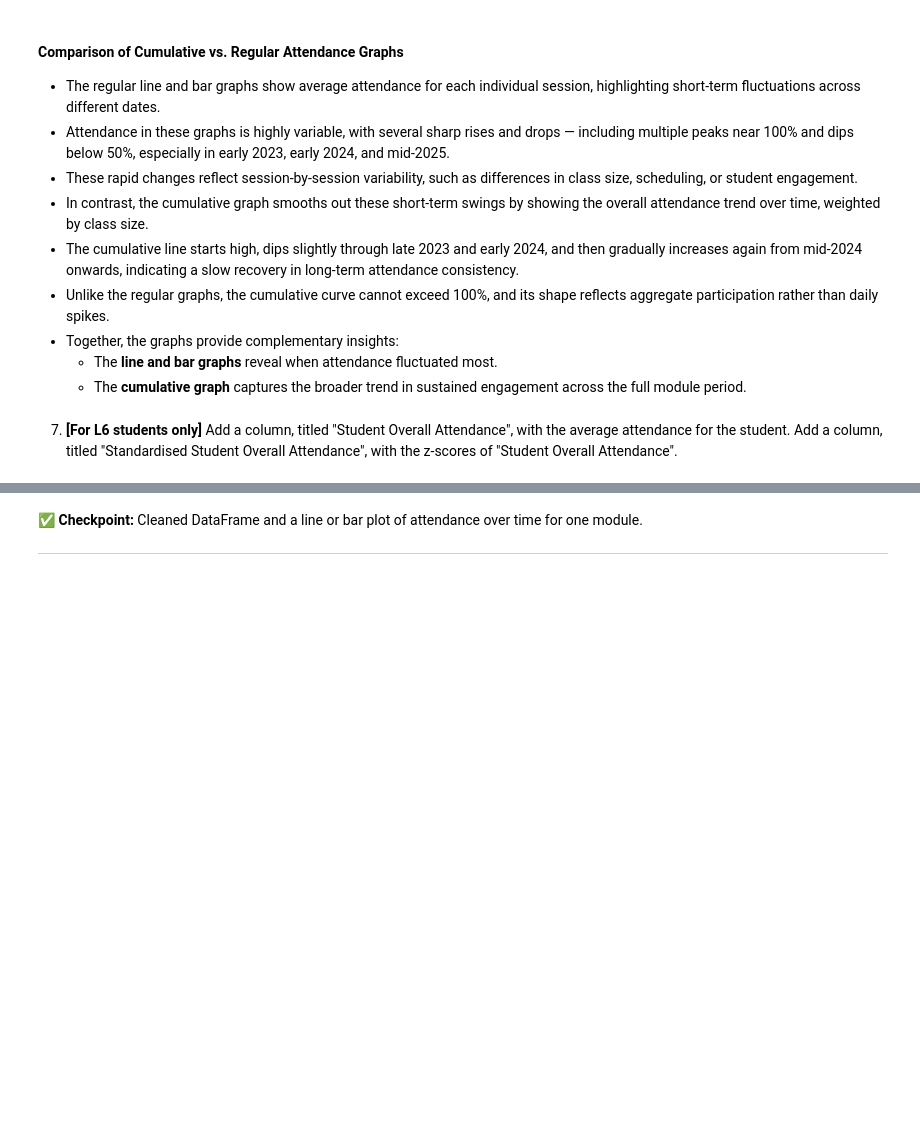
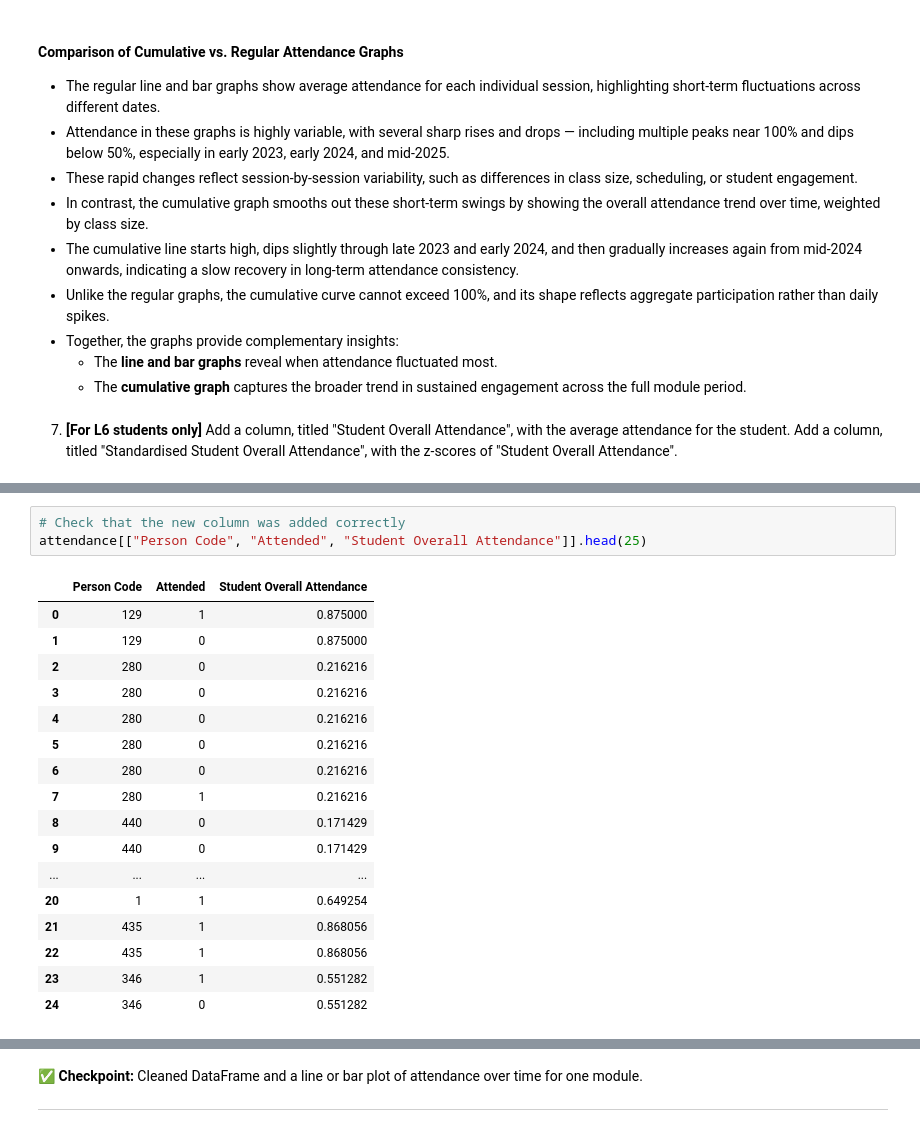
Before and after one commit to fleursmith/dsci_summative1, a Jupyter notebook: summative1-1.ipynb, the cells around one changed output, grey strips where cells are left out. Cells and saved outputs as stored; diff of their text form; blank space fills up the shorter version.

```diff
--- a/summative1-1.ipynb
+++ b/summative1-1.ipynb
@@ -405,0 +430,21 @@ plt.show()
+# %%
+# Check that the new column was added correctly
+attendance[["Person Code", "Attended", "Student Overall Attendance"]].head(25)
+# %% [output]
+|  | Person Code | Attended | Student Overall Attendance |
+| 0 | 129 | 1 | 0.875000 |
+| 1 | 129 | 0 | 0.875000 |
+| 2 | 280 | 0 | 0.216216 |
+| 3 | 280 | 0 | 0.216216 |
+| 4 | 280 | 0 | 0.216216 |
+| 5 | 280 | 0 | 0.216216 |
+| 6 | 280 | 0 | 0.216216 |
+| 7 | 280 | 1 | 0.216216 |
+| 8 | 440 | 0 | 0.171429 |
+| 9 | 440 | 0 | 0.171429 |
+| ... | ... | ... | ... |
+| 20 | 1 | 1 | 0.649254 |
+| 21 | 435 | 1 | 0.868056 |
+| 22 | 435 | 1 | 0.868056 |
+| 23 | 346 | 1 | 0.551282 |
+| 24 | 346 | 0 | 0.551282 |
```
Also changed, not shown: parts of 5 cells of this notebook.
